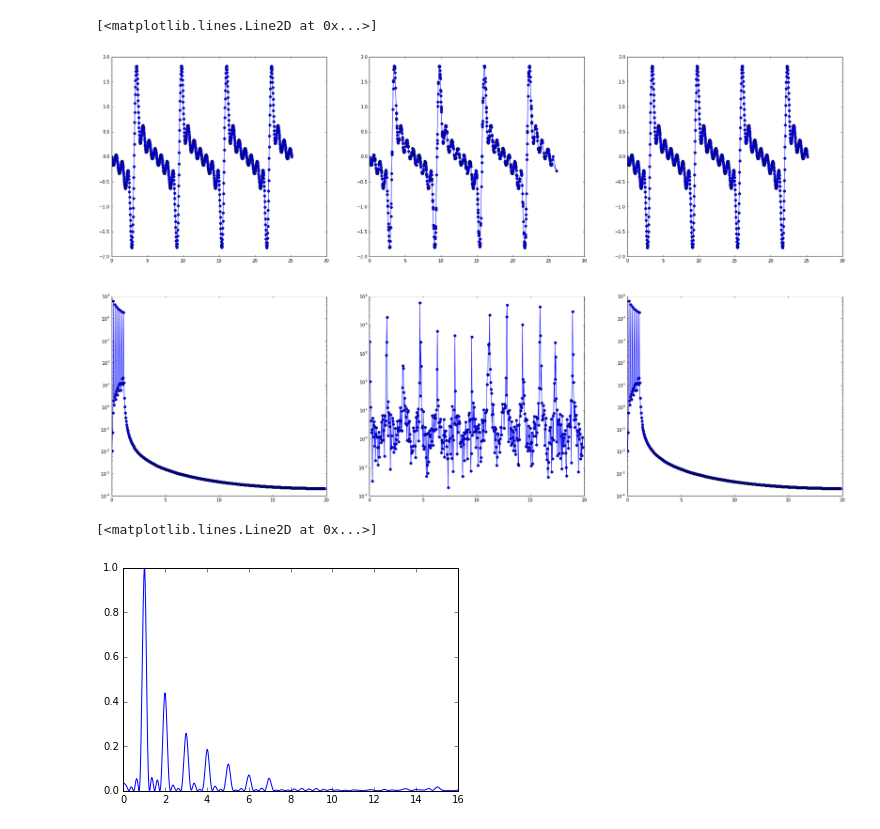
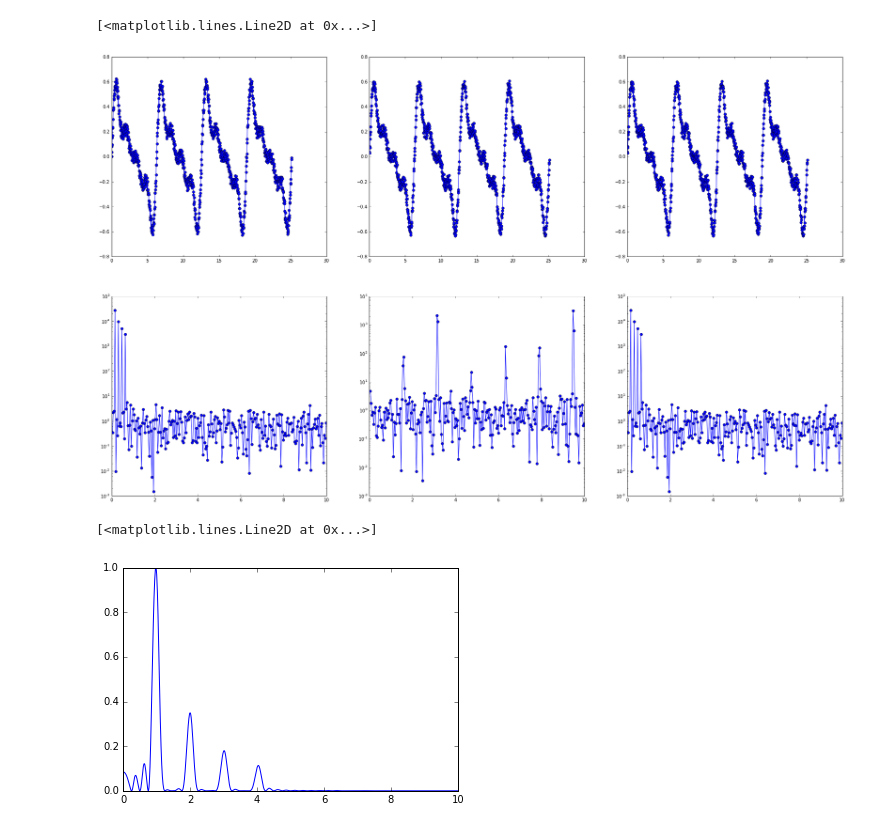
Before and after one commit to randompirate/niffty, a Jupyter notebook: niffty.ipynb, the cells around one changed output. Drawn from its saved outputs; the diff is of its cells as text; code cells hidden in the pictures.

```diff
--- a/niffty.ipynb
+++ b/niffty.ipynb
@@ -14,7 +14,7 @@ relerr = lambda y, ys : np.abs((y-ys)/y)
 #### Normal domain
 N_samples = 1000
 signal_length = 8*np.pi
-f = lambda x : np.sum(np.sin(i*x)/(2*i+1) for i in range(8))
+f = lambda x : np.sum(np.sin(i*x)/(2*i+1) for i in range(5)) +  .05*(1-2*np.random.random(x.shape))
 # f = lambda x : sig.square(x)
 
 # Uniform sampling
@@ -22,7 +22,7 @@ x = np.linspace(0, signal_length, N_samples)
 y = f(x)
 
 # Non-uniform sampling (up to 5% off)
-perturb = 1 + .05*(1-2*np.random.random(N_samples))
+perturb = 1
 xn = np.sort(x * perturb)
 xn[0] = x[0]  #Align domains
 xn[-1]= x[-1]
@@ -60,33 +60,33 @@ freqs = freqs[freqs>0]
 # %%
 # Plotting fourier results
 
 f, axs = plt.subplots(2,3)
 f.set_figwidth(30)
 f.set_figheight(18)
 
 # Normal domain
 axs[0,0].plot(x , y , '-o') #Uniform
 axs[0,1].plot(xn, yn, '-o') #Non-uniform
 axs[0,2].plot(x , yi, '-o') #Uniformly interpolated from non-unif
 
 # axs[0,2].semilogy(x, relerr(y,yi))
 
 #Fourier domain
-axs[1,0].semilogy(freqs, ps, '-o')
-axs[1,1].semilogy(freqs, psn, '-o')
-axs[1,2].semilogy(freqs, psi, '-o')
+axs[1,0].semilogy(freqs[freqs<10], ps[freqs<10], '-o')
+axs[1,1].semilogy(freqs[freqs<10], psn[freqs<10], '-o')
+axs[1,2].semilogy(freqs[freqs<10], psi[freqs<10], '-o')
 # axs[1,2].semilogy(relerr(y_hat.real,yi_hat.real))
 
 # plt.show()
 # %% [output]
 [<matplotlib.lines.Line2D at 0x...>]
-[figure, old version]
+[figure, new version]
 # %%
 # Lomb-scargle power spectrum: https://docs.scipy.org/doc/scipy/reference/generated/scipy.signal.lombscargle.html
 
 # Succes!
 
-f =  np.linspace(0.01, 16, N_samples)
+f =  np.linspace(0.01, 10, N_samples)
 
 ls = sig.lombscargle(xn, yn, f)
 
@@ -94,4 +94,4 @@ plt.plot(f, ls/np.max(ls))
 # plt.plot(freqs, ps/np.max(ps))
 # %% [output]
 [<matplotlib.lines.Line2D at 0x...>]
-[figure, old version]
+[figure, new version]
```
Also changed, not shown: 1 other file.
